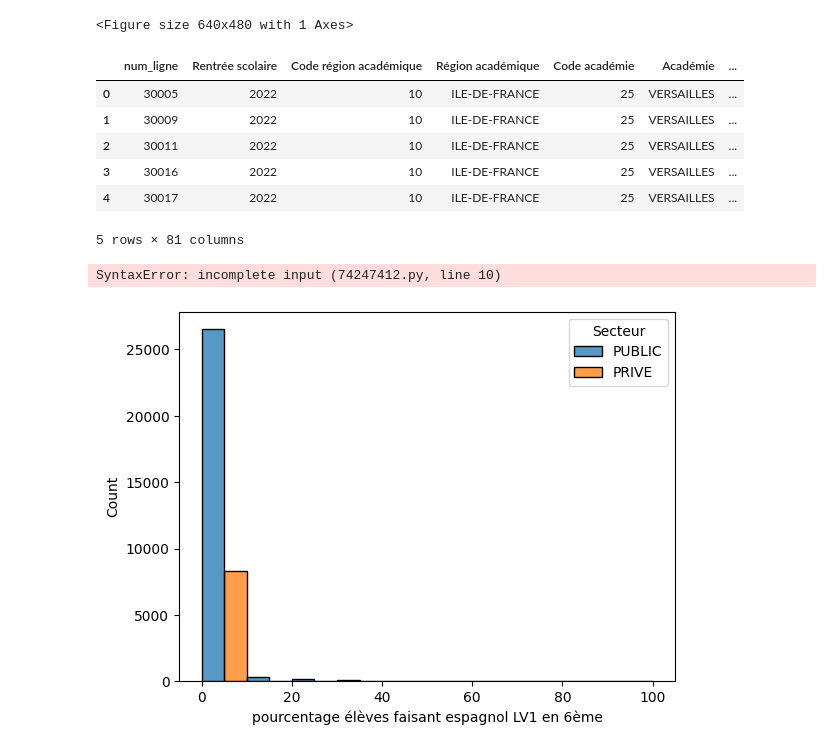
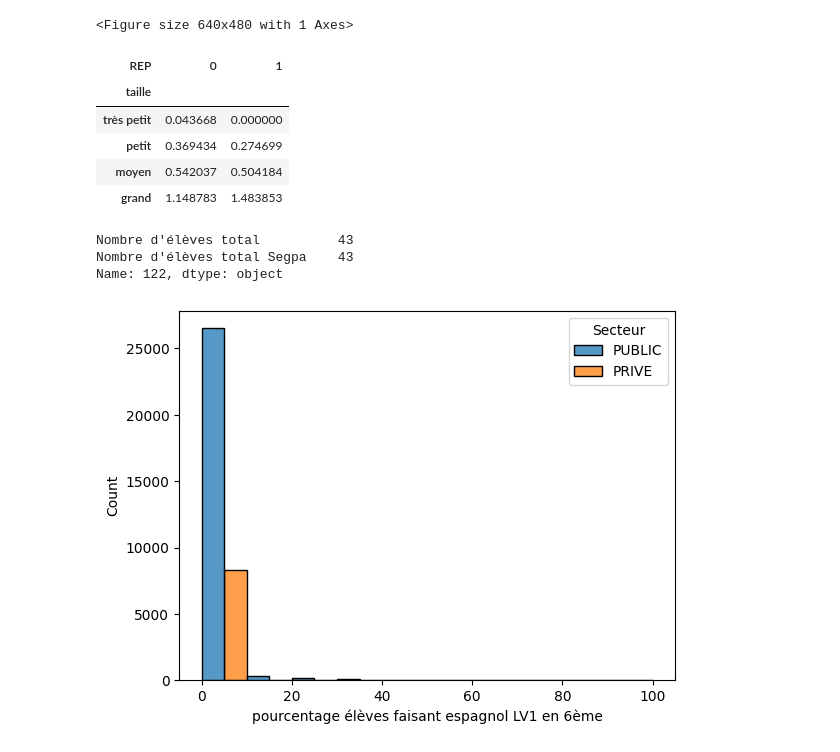
Before and after one commit to margotlafond/projet-info, a Jupyter notebook: analyse_data1.ipynb, the cells around one changed output. Drawn from its saved outputs; the diff is of its cells as text; code cells hidden in the pictures.

```diff
--- a/analyse_data1.ipynb
+++ b/analyse_data1.ipynb
@@ -7,4 +7,5 @@ import matplotlib.pyplot as plt
 # %%
 df = pd.read_csv('lv-college.csv', sep = ';')
 df.columns
+df["autre langue que l'anglais en LV1 en 6ème"]=df['6èmes LV1 espagnol']+df['6èmes LV1 allemand']+'6èmes LV1 autres langues'
 # %% [output]
@@ -69,16 +54,17 @@ ConversionError: Failed to convert value(s) to axis units: "Nombre d'élèves to
 # %%
 #création nouvelle colonne Christelle pour pouvoir travailler sur la taille du collège
 
 df['taille']=pd.cut(df["Nombre d'élèves total"], bins=[0,100,300,500,10000,100000], labels=['très petit','petit','moyen','grand','très grand'])
 df.head(5)
+
+df.pivot_table(index="taille",columns="REP",values="6èmes LV1 espagnol")
 # %% [output]
-|  | num_ligne | Rentrée scolaire | Code région académique | Région académique | Code académie | Académie | ... |
-| 0 | 30005 | 2022 | 10 | ILE-DE-FRANCE | 25 | VERSAILLES | ... |
-| 1 | 30009 | 2022 | 10 | ILE-DE-FRANCE | 25 | VERSAILLES | ... |
-| 2 | 30011 | 2022 | 10 | ILE-DE-FRANCE | 25 | VERSAILLES | ... |
-| 3 | 30016 | 2022 | 10 | ILE-DE-FRANCE | 25 | VERSAILLES | ... |
-| 4 | 30017 | 2022 | 10 | ILE-DE-FRANCE | 25 | VERSAILLES | ... |
+| REP | 0 | 1 |
+| taille |  |  |
+| très petit | 0.043668 | 0.000000 |
+| petit | 0.369434 | 0.274699 |
+| moyen | 0.542037 | 0.504184 |
+| grand | 1.148783 | 1.483853 |
-5 rows × 81 columns
 # %%
 #création colonne Christelle pourcentage èlèves en ULIS, en SEGPA
 
@@ -89,7 +75,9 @@ df.head(4)
 maxi=df["pourcentage élèves en SEGPA"].idxmax()
 df.loc[maxi,["Nombre d'élèves total","Nombre d'élèves total Segpa"]]
 # %% [output]
-SyntaxError: incomplete input (74247412.py, line 10)
+Nombre d'élèves total          43
+Nombre d'élèves total Segpa    43
+Name: 122, dtype: object
 # %%
 # création par Christelle colonne correspondant au pourcentage d'élèves faisant allemand LV1
 
```
Also changed, not shown: parts of 7 cells of this notebook.
